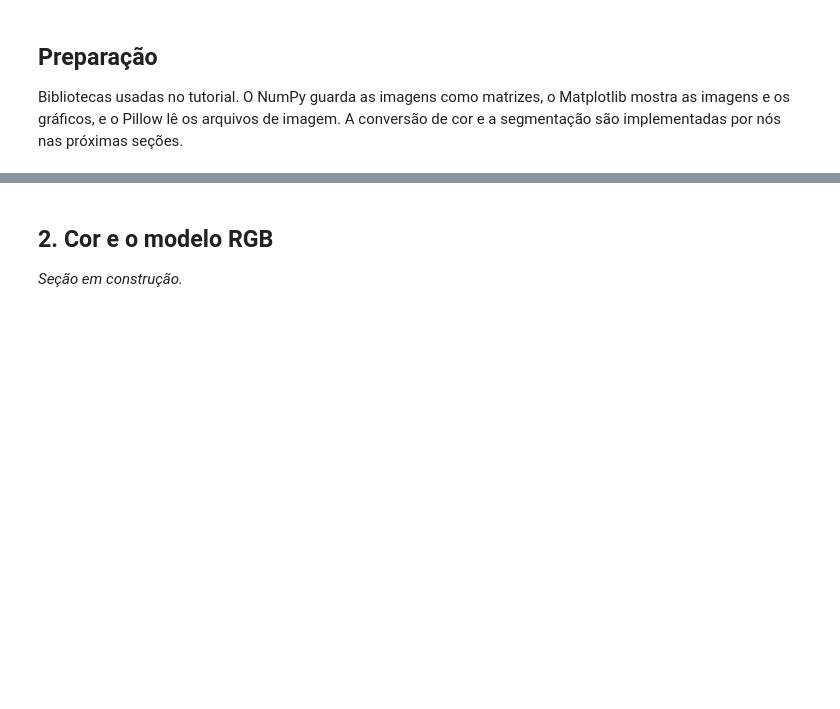
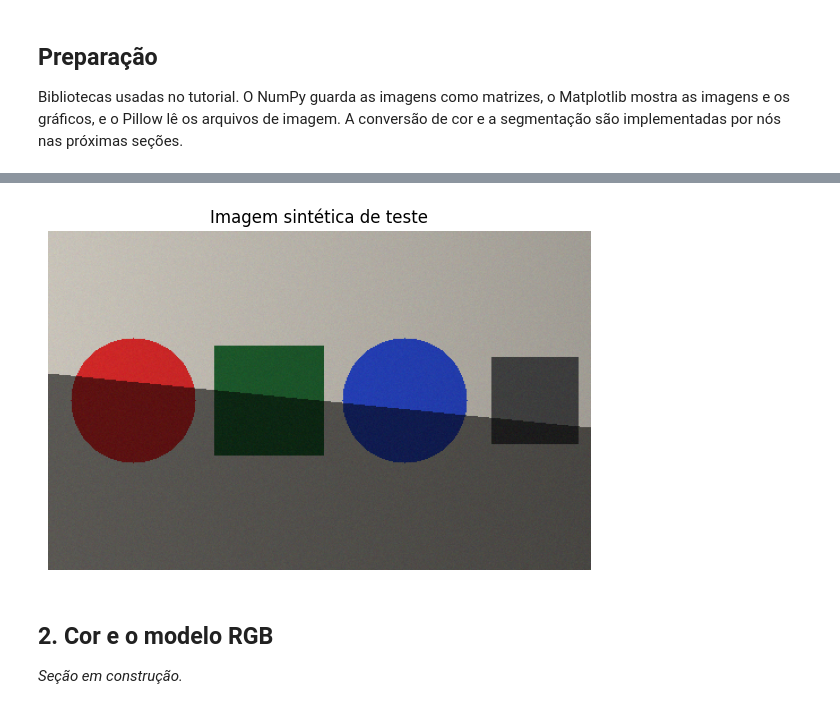
Before and after one commit to Joaogmos/computacao-visual-projeto2, a Jupyter notebook: tutorial_segmentacao_cor.ipynb, the cells around one changed output, grey strips where cells are left out. Cells and saved outputs as stored; diff of their text form; code cells hidden in the pictures; blank space fills up the shorter version.

```diff
--- a/tutorial_segmentacao_cor.ipynb
+++ b/tutorial_segmentacao_cor.ipynb
@@ -42,3 +56,45 @@ plt.rcParams["figure.dpi"] = 100
+# %%
+def cria_imagem_sintetica(altura=300, largura=480, semente=0):
+    """Devolve a imagem RGB (uint8), o gabarito de cada objeto e a máscara da sombra."""
+    y, x = np.mgrid[0:altura, 0:largura]
+
+    cores = {
+        "vermelho": (210, 40, 40),
+        "verde": (30, 92, 45),
+        "azul": (40, 70, 200),
+        "cinza": (75, 75, 75),
+    }
+    gabarito = {
+        "vermelho": (x - 75) ** 2 + (y - 150) ** 2 <= 55 ** 2,
+        "verde": (np.abs(x - 195) <= 48) & (np.abs(y - 150) <= 48),
+        "azul": (x - 315) ** 2 + (y - 150) ** 2 <= 55 ** 2,
+        "cinza": (np.abs(x - 430) <= 38) & (np.abs(y - 150) <= 38),
+    }
+
+    img = np.empty((altura, largura, 3))
+    img[:] = (200, 195, 185)
+    for nome, cor in cores.items():
+        img[gabarito[nome]] = cor
+
+    # Luz e sombra multiplicam os três canais pelo mesmo fator, como acontece na prática
+    sombra = y > 150 + 0.1 * (x - 240)
+    fator = (1.0 - 0.2 * x / (largura - 1)) * np.where(sombra, 0.45, 1.0)
+    img *= fator[..., None]
+
+    rng = np.random.default_rng(semente)
+    img += rng.normal(0, 3, img.shape)
+    return np.clip(np.round(img), 0, 255).astype(np.uint8), gabarito, sombra
+
+
+img_sint, gabarito, sombra = cria_imagem_sintetica()
+
+plt.figure(figsize=(7, 4.5))
+plt.imshow(img_sint)
+plt.title("Imagem sintética de teste")
+plt.axis("off")
+plt.show()
+# %% [output]
+[figure, added]
 # %% [markdown]
 <a id="secao2"></a>
 
```
Also changed, not shown: parts of 2 cells of this notebook.
